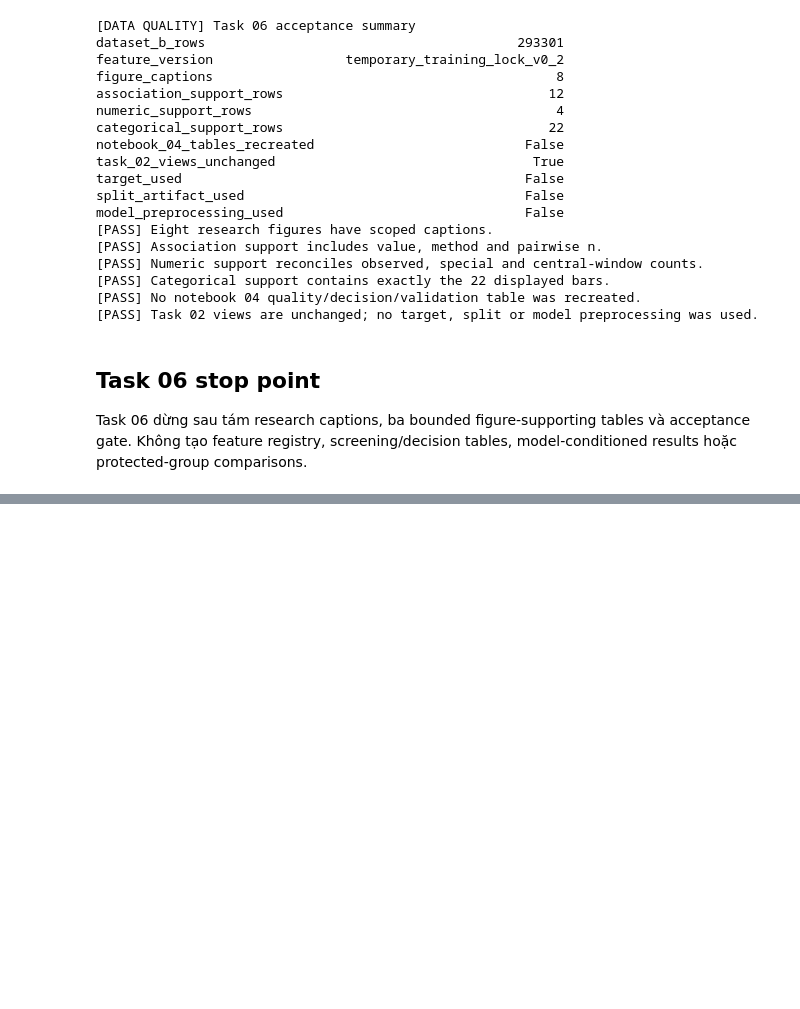
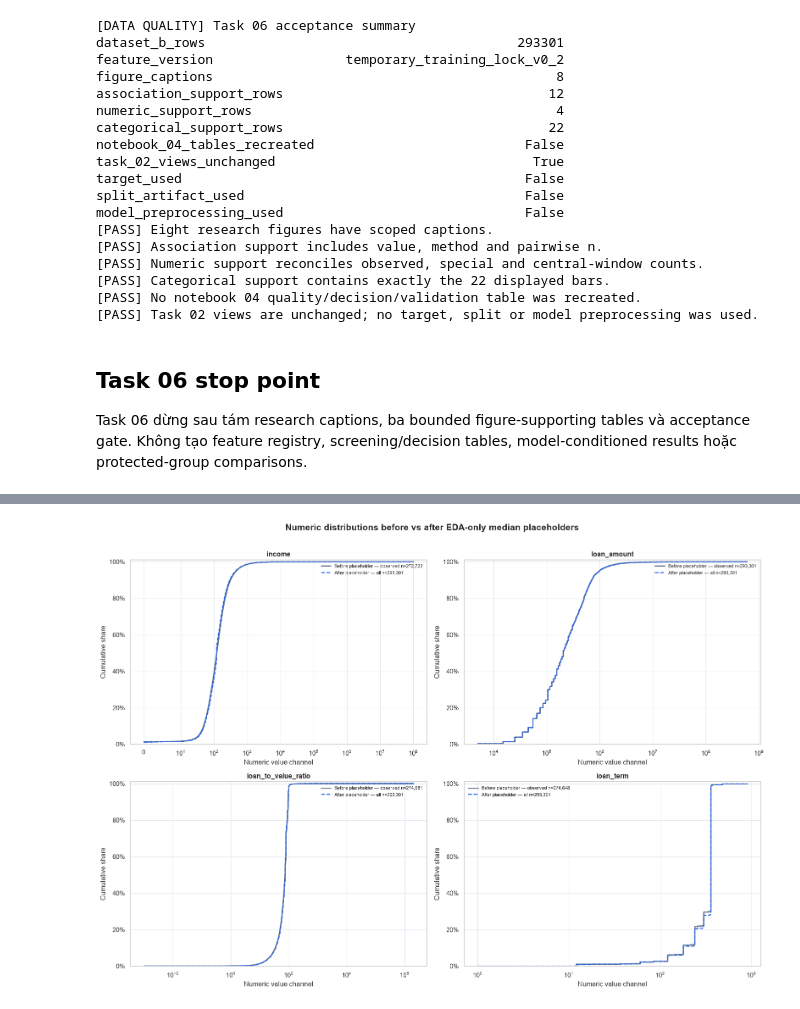
Before and after one commit to DAP391m-Group12/DAP391m, a Jupyter notebook: notebooks/eda_datasetB/01_eda_search.ipynb, the cells around one changed output, grey strips where cells are left out. Cells and saved outputs as stored; diff of their text form; code cells hidden in the pictures; blank space fills up the shorter version.

```diff
--- a/notebooks/eda_datasetB/01_eda_search.ipynb
+++ b/notebooks/eda_datasetB/01_eda_search.ipynb
@@ -2883,0 +4373,61 @@ Task 06 dừng sau tám research captions, ba bounded figure-supporting tables v
+# %%
+# EDA v2 staging — Task 05B: numeric distributions before/after placeholders
+eda_v2_numeric_comparison_figure, eda_v2_numeric_comparison_axes = (
+    plt.subplots(2, 2, figsize=(16, 11))
+)
+
+for axis, feature in zip(
+    eda_v2_numeric_comparison_axes.flat,
+    EDA_V2_NUMERIC_FEATURES,
+):
+    before_values = eda_v2_numeric_before[feature].dropna().to_numpy()
+    after_values = eda_processed[f"{feature}_value"].to_numpy()
+
+    before_unique, before_counts = np.unique(
+        before_values, return_counts=True
+    )
+    after_unique, after_counts = np.unique(
+        after_values, return_counts=True
+    )
+    before_ecdf = np.cumsum(before_counts) / before_counts.sum()
+    after_ecdf = np.cumsum(after_counts) / after_counts.sum()
+
+    axis.step(
+        before_unique,
+        before_ecdf,
+        where="post",
+        color=EDA_V2_COLORS["before"],
+        linewidth=2.0,
+        label=f"Before placeholder — observed n={len(before_values):,}",
+    )
+    axis.step(
+        after_unique,
+        after_ecdf,
+        where="post",
+        color=EDA_V2_COLORS["after"],
+        linewidth=1.7,
+        linestyle="--",
+        label=f"After placeholder — all n={len(after_values):,}",
+    )
+    if feature == "income":
+        axis.set_xscale("symlog", linthresh=10)
+    elif (before_values > 0).all():
+        axis.set_xscale("log")
+    axis.set_ylim(0, 1.01)
+    axis.yaxis.set_major_formatter(PercentFormatter(1))
+    axis.set_title(feature, fontweight="bold")
+    axis.set_xlabel("Numeric value channel")
+    axis.set_ylabel("Cumulative share")
+    axis.grid(True, color=EDA_V2_COLORS["grid"], linewidth=0.8)
+    axis.legend(frameon=False, fontsize=8)
+
+eda_v2_numeric_comparison_figure.suptitle(
+    "Numeric distributions before vs after EDA-only median placeholders",
+    fontsize=15,
+    fontweight="bold",
+    y=1.01,
+)
+eda_v2_numeric_comparison_figure.tight_layout()
+plt.show()
+# %% [output]
+[figure, added]
```
Also changed, not shown: parts of 26 cells of this notebook, 1 other file.
